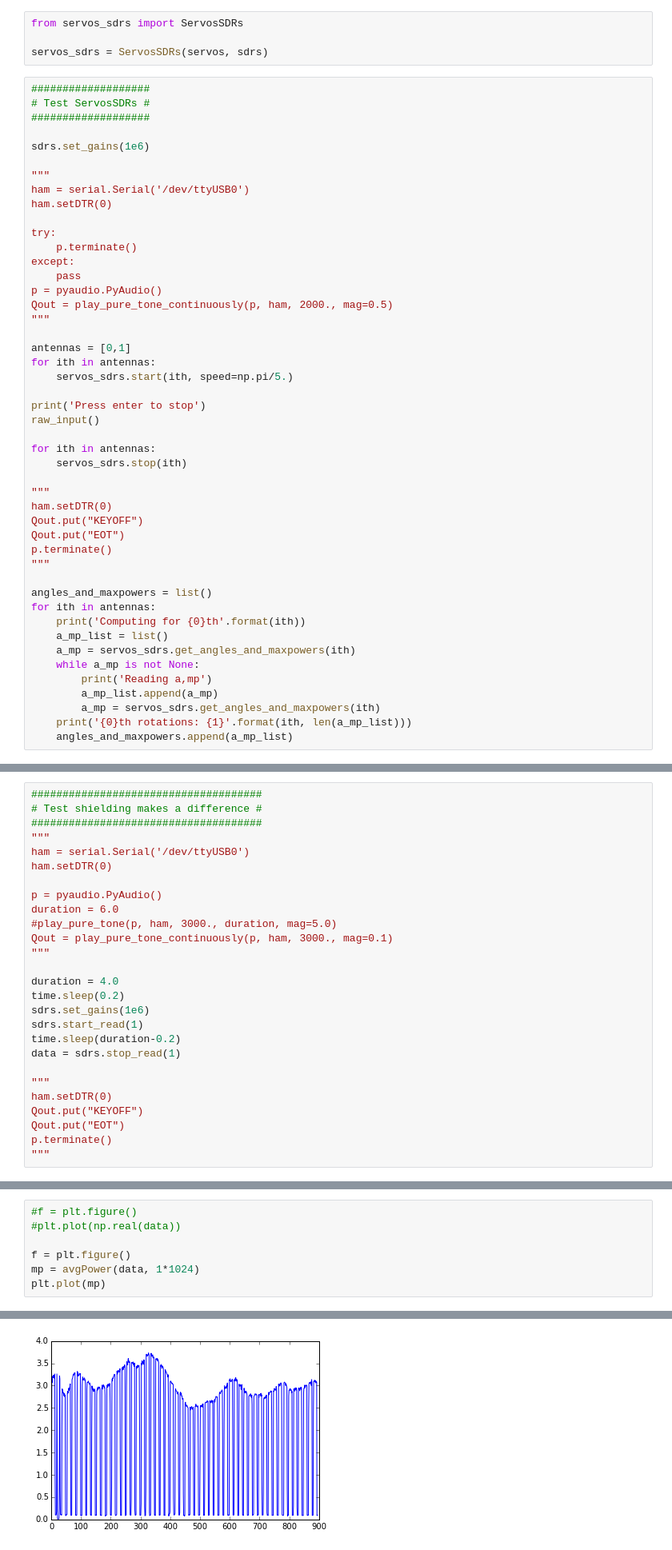
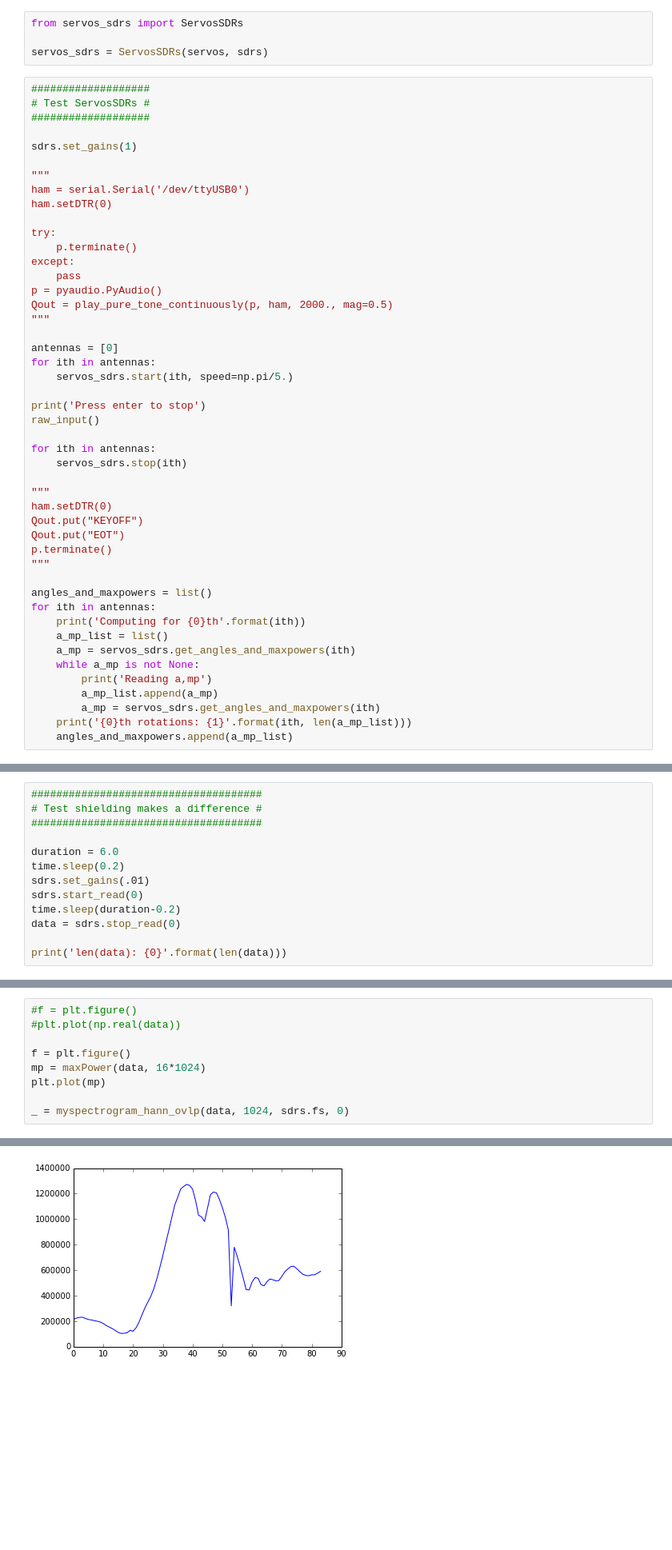
Before and after one commit to gkahn13/radioloc, a Jupyter notebook: servo_serial.ipynb, the cells around one changed output, grey strips where cells are left out. Shown at 80% size. Saved outputs shown, nothing was run; the diff lists cells and outputs as text; blank space fills up the shorter version.

Commit message:
works in real time for one

```diff
--- a/servo_serial.ipynb
+++ b/servo_serial.ipynb
@@ -77,7 +77,7 @@ servos_sdrs = ServosSDRs(servos, sdrs)
 # Test ServosSDRs #
 ###################
 
-sdrs.set_gains(1e6)
+sdrs.set_gains(1)
 
 """
 ham = serial.Serial('/dev/ttyUSB0')
@@ -91,7 +91,7 @@ p = pyaudio.PyAudio()
 Qout = play_pure_tone_continuously(p, ham, 2000., mag=0.5)
 """
 
-antennas = [0,1]
+antennas = [0]
 for ith in antennas:
     servos_sdrs.start(ith, speed=np.pi/5.)
 
@@ -166,27 +157,13 @@ for a_mp_list in angles_and_maxpowers[1:]:
 #####################################
 # Test shielding makes a difference #
 #####################################
-"""
-ham = serial.Serial('/dev/ttyUSB0')
-ham.setDTR(0)
 
-p = pyaudio.PyAudio()
 duration = 6.0
-#play_pure_tone(p, ham, 3000., duration, mag=5.0)
-Qout = play_pure_tone_continuously(p, ham, 3000., mag=0.1)
-"""
+time.sleep(0.2)
+sdrs.set_gains(.01)
+sdrs.start_read(0)
+time.sleep(duration-0.2)
+data = sdrs.stop_read(0)
 
-duration = 4.0
-time.sleep(0.2)
-sdrs.set_gains(1e6)
-sdrs.start_read(1)
-time.sleep(duration-0.2)
-data = sdrs.stop_read(1)
-
-"""
-ham.setDTR(0)
-Qout.put("KEYOFF")
-Qout.put("EOT")
-p.terminate()
-"""
+print('len(data): {0}'.format(len(data)))
 # %% [output]
@@ -196,6 +173,8 @@ p.terminate()
 #plt.plot(np.real(data))
 
 f = plt.figure()
-mp = avgPower(data, 1*1024)
+mp = maxPower(data, 16*1024)
 plt.plot(mp)
+
+_ = myspectrogram_hann_ovlp(data, 1024, sdrs.fs, 0)
 # %% [output]
@@ -203 +181 @@ plt.plot(mp)
-[figure, old version]
+[figure, new version]
```
Also changed, not shown: parts of 12 cells of this notebook, 2 other files.
